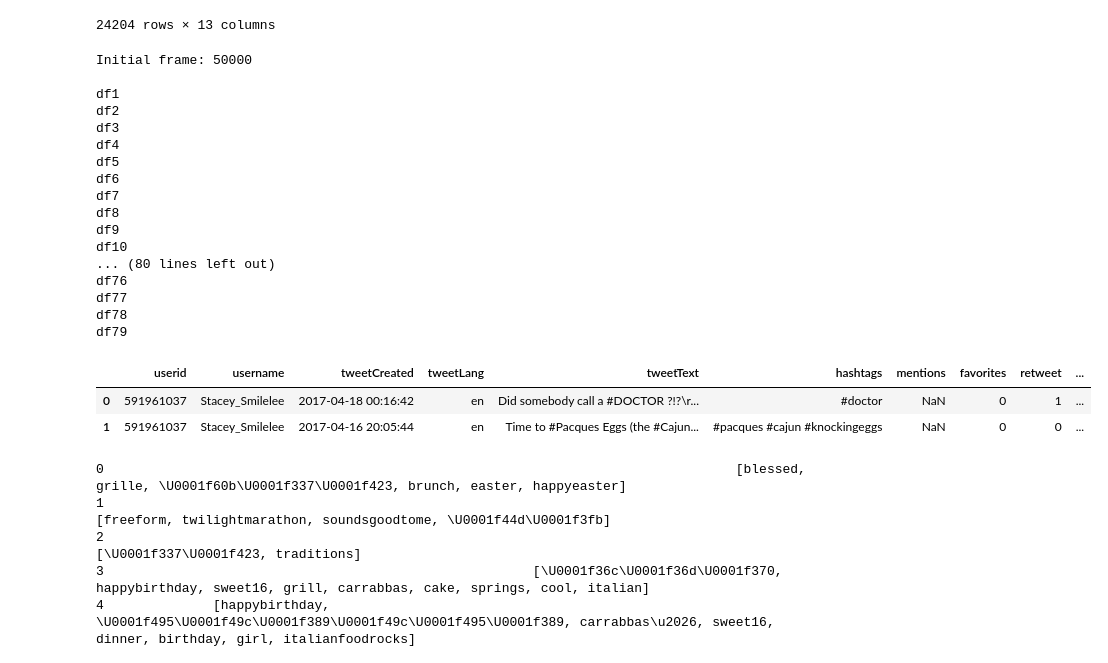
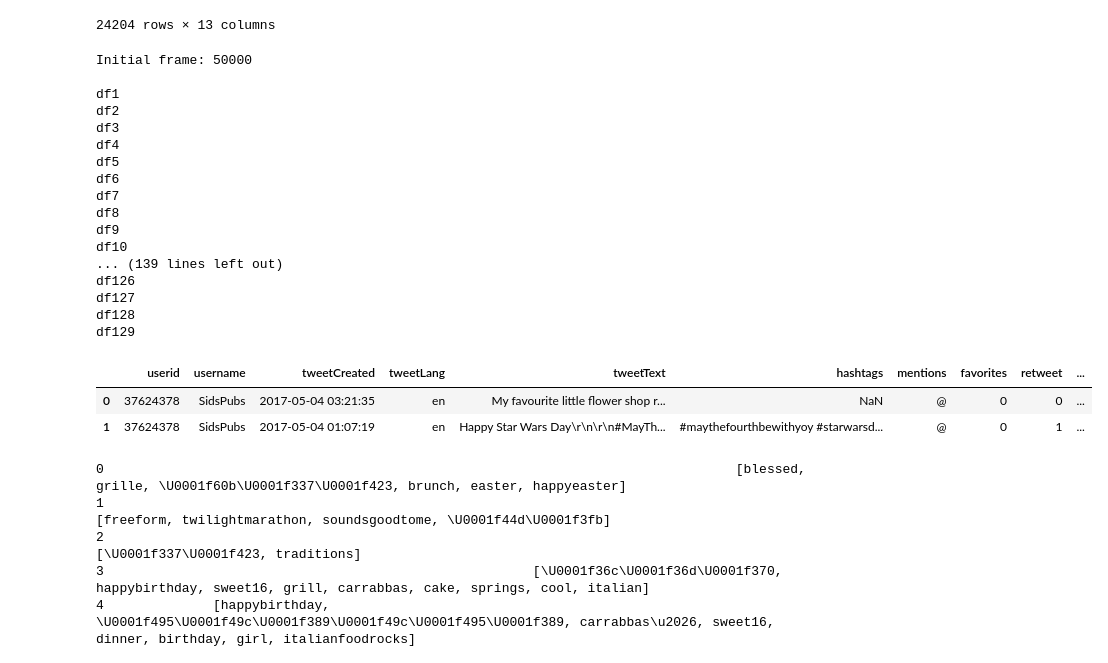
Before and after one commit to nweat/mental-health-research, a Jupyter notebook: patient_tweet_analysis/jupyter_stats/normal_user_feature_labelling.ipynb, the cells around one changed output. Cells and saved outputs as stored; diff of their text form; code cells hidden in the pictures.

```diff
--- a/patient_tweet_analysis/jupyter_stats/normal_user_feature_labelling.ipynb
+++ b/patient_tweet_analysis/jupyter_stats/normal_user_feature_labelling.ipynb
@@ -9,6 +9,10 @@ import matplotlib.pyplot as plt
 import plotly.plotly as plotl
 import plotly.graph_objs as go
 import plotly.tools as tls
+from pandas.tools.plotting import scatter_matrix
+from nltk import bigrams
+from collections import Counter
+import seaborn as sns
 import urllib2
 import urllib
 import time
@@ -52,6 +56,7 @@ sys.setdefaultencoding('utf-8')
 sys.stdout = default_stdout
 sys.stderr = default_stderr
 pd.set_option('max_colwidth', 800)
+pd.set_option('max_rows', 1000)
 ###################################################################
 ## USEFUL FOR ANALYSIS, VISUALIZATIONS
 #http://kyrandale.com/static/talks/reveal.js/index_pydata2015.html#/3
@@ -68,14 +73,17 @@ pd.set_option('max_colwidth', 800)
 ##################################################################################
 # LOAD VARIABLES
 ###################################################################################
+user_data = 'final_data/users_final_normal/'
+user_details = pd.read_csv('initial_data/selected_normal_users_less5.csv')
 mood_lexicon_output = 'final_data/mood_lexicon.csv'
-CSV_labeledMissingGeo_output = 'final_data/labelMIssingGeo_normalusers.csv' #output from multi_processing_file
-CSV_preprocessing_output = 'final_data/labelMIssingGeo_preprocessed_normalusers.csv'
-CSV_sentiment140_output = 'final_data/labelMIssingGeo_preprocessed_sentiment_normalusers.csv'
-CSV_emotion_output = 'final_data/labelMIssingGeo_preprocessed_sentiment_emotion_normalusers.csv'
-CSV_keywords_output = 'final_data/labelMIssingGeo_preprocessed_sentiment_emotion_keywords_normalusers.csv'
-tweets = pd.read_table(CSV_labeledMissingGeo_output, sep=',') #initial data loading
-NORMAL_USERS = 'final_data/users_final_normal/'
+user_list = 'final_data/users_final_normal/user_list/'
+
+CSV_labeledMissingGeo_output = user_data + 'labelMIssingGeo_normalusers.csv' #output from multi_processing_file
+CSV_preprocessing_output = user_data + 'labelMIssingGeo_preprocessed_normalusers.csv'
+CSV_sentiment140_output = user_data + 'labelMIssingGeo_preprocessed_sentiment_normalusers.csv'
+CSV_emotion_output = user_data + 'labelMIssingGeo_preprocessed_sentiment_emotion_normalusers.csv'
+CSV_keywords_output = user_data + 'labelMIssingGeo_preprocessed_sentiment_emotion_keywords_normalusers.csv'
+tweets = pd.read_csv(CSV_labeledMissingGeo_output) #initial data loading
 STOP = set(stopwords.words('english'))
 stemmer = PorterStemmer()
 lemmatiser = WordNetLemmatizer()
@@ -98,7 +106,7 @@ def splitDataFrameIntoSmaller(df, chunkSize = 10000):
 ##################################################################################
 # Lable emojis with their emotion *NOT PRIORITY
 ##################################################################################
-EMOJI_LIST = pd.read_csv('emoji_table.csv', encoding='utf-8')
+EMOJI_LIST = pd.read_csv('final_data/emoji_table.csv', encoding='utf-8')
 def unicodeEscapeEmoji(row):
     row['unicode_escape'] = row['emoji'].encode('unicode_escape')
     return row
@@ -141,7 +149,7 @@ mood_lexicon.to_csv(mood_lexicon_output, index = False)
 initial_split = splitDataFrameIntoSmaller(tweets, 50000)
 for i in initial_split:
     print len(i)
-#tweets.username.unique()  ##repost #repost #father #son' nan '#repost #cockails #manchester
+tweets.tweetLang.unique()  ##repost #repost #father #son' nan '#repost #cockails #manchester
 # %% [output]
 50000
 50000
@@ -187,0 +205,13 @@ you are appreciated thank you you are hated hated upper class running happyyyyy
+# %%
+#http://stackoverflow.com/questions/40164951/most-efficient-way-to-get-count-of-bigrams-with-specific-frequency
+count_bigrams = Counter()
+bigramvals = list()
+vals = ['I love you bunny pie', 'I love you bunny pie']
+for i in vals:
+    i = nltk.word_tokenize(i)
+    t = bigrams(i)
+    bigramvals.append(t)
+    v =  nltk.ConditionalFreqDist(t)
+    print v.most_common(20)
+#t2 = ["".join(line) for line in t]
+#print count_bigrams.most_common(bigramvals)
@@ -244,11 +276,11 @@ def preprocessTweet(row):
     text = text.translate(None, string.punctuation)
     words = text.split()
     #text = " ".join(sorted(set(words), key=words.index))
-    text = text.encode('utf-8').encode('unicode_escape')
+    text = text.encode('utf-8').encode('unicode_escape') # try unidecode(text) better
 
     #text = unidecode(text.replace('"',''))
     tokenized = nltk.word_tokenize(text) #text.split() #word_tokenize(text)
-    tokenized = list(set(tokenized)) # remove duplicates
+    #tokenized = list(set(tokenized)) # remove duplicates
     #tokenized = [singularize(plural) for plural in tokenized] #stemmer
 
     stop_words_removed = [w for w in tokenized if not w in STOP]
@@ -267,41 +299,41 @@ def preprocessTweet(row):
     return row
 
 for i in initial_split:
     preprocessTweets = splitDataFrameIntoSmaller(i, 3500)
     print '\nInitial frame: %d\n' % len(i)
 
     for i in preprocessTweets:
         dfID += 1
         dfName = 'df' + str(dfID)
         print dfName
         i = i.apply(preprocessTweet, axis = 1)
         frames.append(i)
     #break
 
 preprocessedTweets = pd.concat(frames)
-preprocessedTweets.to_csv(CSV_preprocessing_output, mode='a', index = False, quotechar='"', quoting = csv.QUOTE_NONNUMERIC)
+preprocessedTweets.to_csv(CSV_preprocessing_output, mode='a', index = False, quotechar='"', quoting=csv.QUOTE_ALL)
 preprocessedTweets.head(2) #[preprocessedTweets['username'] == 'RashadHouston']
 # %% [output]
 Initial frame: 50000
 
 df1
 df2
 df3
 df4
 df5
 df6
 df7
 df8
 df9
 df10
-... (80 lines left out)
-df76
-df77
-df78
-df79
+... (139 lines left out)
+df126
+df127
+df128
+df129
 |  | userid | username | tweetCreated | tweetLang | tweetText | hashtags | mentions | favorites | retweet | ... |
-| 0 | 591961037 | Stacey_Smilelee | 2017-04-18 00:16:42 | en | Did somebody call a #DOCTOR ?!?\r... | #doctor | NaN | 0 | 1 | ... |
-| 1 | 591961037 | Stacey_Smilelee | 2017-04-16 20:05:44 | en | Time to #Pacques Eggs (the #Cajun... | #pacques #cajun #knockingeggs | NaN | 0 | 0 | ... |
+| 0 | 37624378 | SidsPubs | 2017-05-04 03:21:35 | en | My favourite little flower shop r... | NaN | @ | 0 | 0 | ... |
+| 1 | 37624378 | SidsPubs | 2017-05-04 01:07:19 | en | Happy Star Wars Day\r\n\r\n#MayTh... | #maythefourthbewithyoy #starwarsd... | @ | 0 | 1 | ... |
 # %%
 preprocessedTweets['stopWordsPuncRemoved']
 # %% [output]
```
Also changed, not shown: parts of 26 cells of this notebook, 11 other files.
